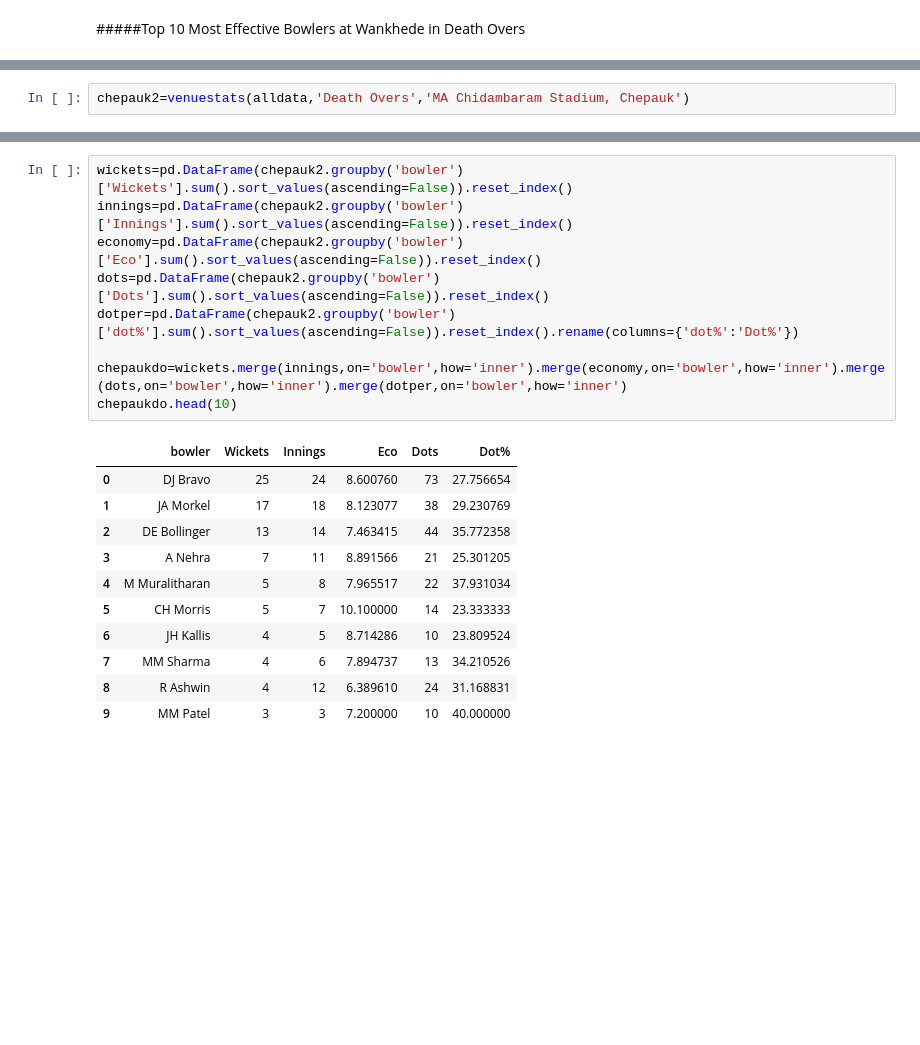
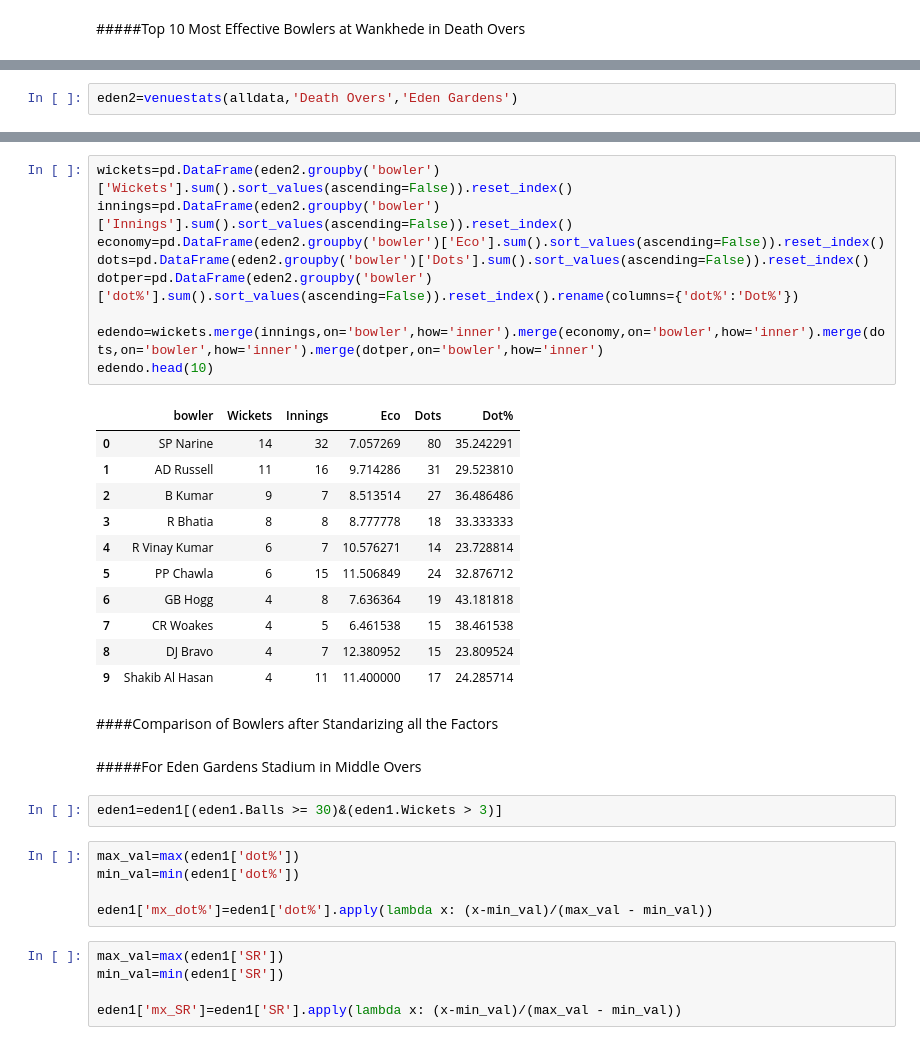
Before and after one commit to MahimnaDarji/Cricket-Analysis, a Jupyter notebook: IPL_Stats_Analysis(Bowling).ipynb, the cells around one changed output, grey strips where cells are left out. Cells and saved outputs as stored; diff of their text form; blank space fills up the shorter version.

```diff
--- a/IPL_Stats_Analysis(Bowling).ipynb
+++ b/IPL_Stats_Analysis(Bowling).ipynb
@@ -1147,2 +1180,2 @@ chepaukmo.head(10)
 # %%
-chepauk2=venuestats(alldata,'Death Overs','MA Chidambaram Stadium, Chepauk')
+eden2=venuestats(alldata,'Death Overs','Eden Gardens')
@@ -1158,21 +1182,37 @@ chepauk2.head(5)
 # %%
-wickets=pd.DataFrame(chepauk2.groupby('bowler')['Wickets'].sum().sort_values(ascending=False)).reset_index()
-innings=pd.DataFrame(chepauk2.groupby('bowler')['Innings'].sum().sort_values(ascending=False)).reset_index()
-economy=pd.DataFrame(chepauk2.groupby('bowler')['Eco'].sum().sort_values(ascending=False)).reset_index()
-dots=pd.DataFrame(chepauk2.groupby('bowler')['Dots'].sum().sort_values(ascending=False)).reset_index()
-dotper=pd.DataFrame(chepauk2.groupby('bowler')['dot%'].sum().sort_values(ascending=False)).reset_index().rename(columns={'dot%':'Dot%'})
+wickets=pd.DataFrame(eden2.groupby('bowler')['Wickets'].sum().sort_values(ascending=False)).reset_index()
+innings=pd.DataFrame(eden2.groupby('bowler')['Innings'].sum().sort_values(ascending=False)).reset_index()
+economy=pd.DataFrame(eden2.groupby('bowler')['Eco'].sum().sort_values(ascending=False)).reset_index()
+dots=pd.DataFrame(eden2.groupby('bowler')['Dots'].sum().sort_values(ascending=False)).reset_index()
+dotper=pd.DataFrame(eden2.groupby('bowler')['dot%'].sum().sort_values(ascending=False)).reset_index().rename(columns={'dot%':'Dot%'})
 
-chepaukdo=wickets.merge(innings,on='bowler',how='inner').merge(economy,on='bowler',how='inner').merge(dots,on='bowler',how='inner').merge(dotper,on='bowler',how='inner')
-chepaukdo.head(10)
+edendo=wickets.merge(innings,on='bowler',how='inner').merge(economy,on='bowler',how='inner').merge(dots,on='bowler',how='inner').merge(dotper,on='bowler',how='inner')
+edendo.head(10)
 # %% [output]
 |  | bowler | Wickets | Innings | Eco | Dots | Dot% |
-| 0 | DJ Bravo | 25 | 24 | 8.600760 | 73 | 27.756654 |
-| 1 | JA Morkel | 17 | 18 | 8.123077 | 38 | 29.230769 |
-| 2 | DE Bollinger | 13 | 14 | 7.463415 | 44 | 35.772358 |
-| 3 | A Nehra | 7 | 11 | 8.891566 | 21 | 25.301205 |
-| 4 | M Muralitharan | 5 | 8 | 7.965517 | 22 | 37.931034 |
-| 5 | CH Morris | 5 | 7 | 10.100000 | 14 | 23.333333 |
-| 6 | JH Kallis | 4 | 5 | 8.714286 | 10 | 23.809524 |
-| 7 | MM Sharma | 4 | 6 | 7.894737 | 13 | 34.210526 |
-| 8 | R Ashwin | 4 | 12 | 6.389610 | 24 | 31.168831 |
-| 9 | MM Patel | 3 | 3 | 7.200000 | 10 | 40.000000 |
+| 0 | SP Narine | 14 | 32 | 7.057269 | 80 | 35.242291 |
+| 1 | AD Russell | 11 | 16 | 9.714286 | 31 | 29.523810 |
+| 2 | B Kumar | 9 | 7 | 8.513514 | 27 | 36.486486 |
+| 3 | R Bhatia | 8 | 8 | 8.777778 | 18 | 33.333333 |
+| 4 | R Vinay Kumar | 6 | 7 | 10.576271 | 14 | 23.728814 |
+| 5 | PP Chawla | 6 | 15 | 11.506849 | 24 | 32.876712 |
+| 6 | GB Hogg | 4 | 8 | 7.636364 | 19 | 43.181818 |
+| 7 | CR Woakes | 4 | 5 | 6.461538 | 15 | 38.461538 |
+| 8 | DJ Bravo | 4 | 7 | 12.380952 | 15 | 23.809524 |
+| 9 | Shakib Al Hasan | 4 | 11 | 11.400000 | 17 | 24.285714 |
+# %% [markdown]
+####Comparison of Bowlers after Standarizing all the Factors
+# %% [markdown]
+#####For Eden Gardens Stadium in Middle Overs
+# %%
+eden1=eden1[(eden1.Balls >= 30)&(eden1.Wickets > 3)]
+# %%
+max_val=max(eden1['dot%'])
+min_val=min(eden1['dot%'])
+
+eden1['mx_dot%']=eden1['dot%'].apply(lambda x: (x-min_val)/(max_val - min_val))
+# %%
+max_val=max(eden1['SR'])
+min_val=min(eden1['SR'])
+
+eden1['mx_SR']=eden1['SR'].apply(lambda x: (x-min_val)/(max_val - min_val))
```
Also changed, not shown: parts of 61 cells of this notebook.
